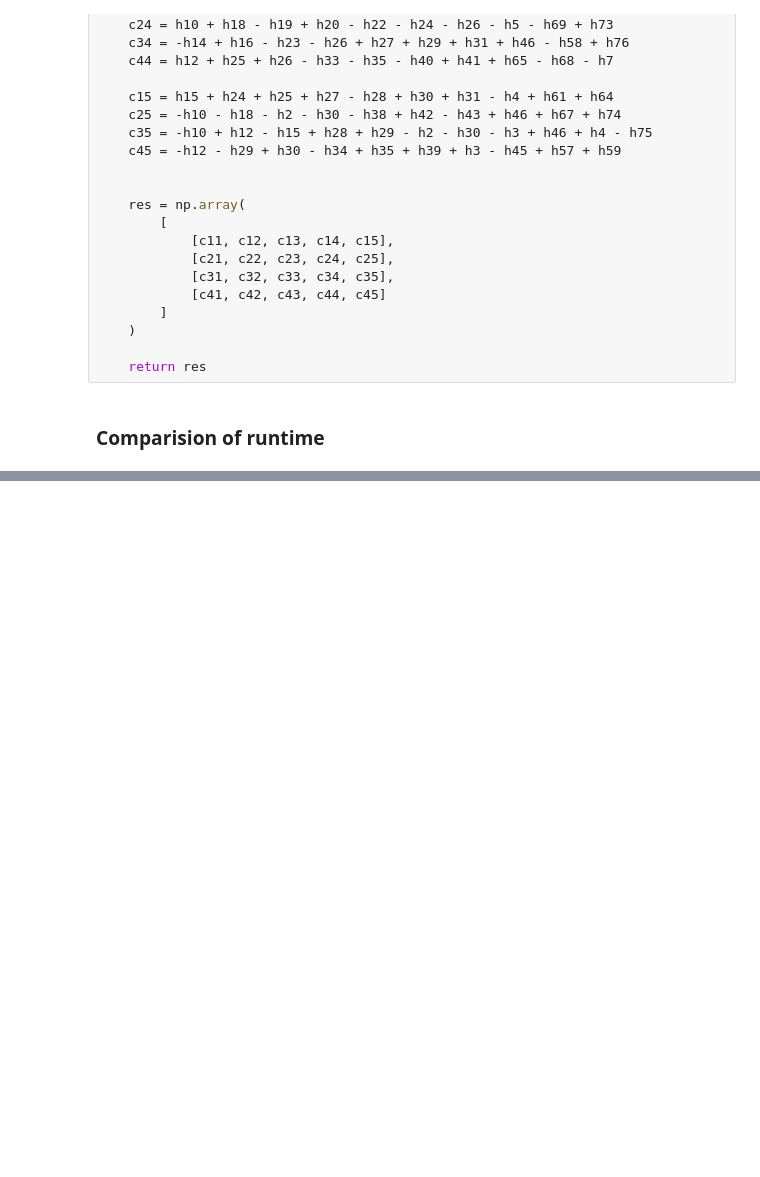
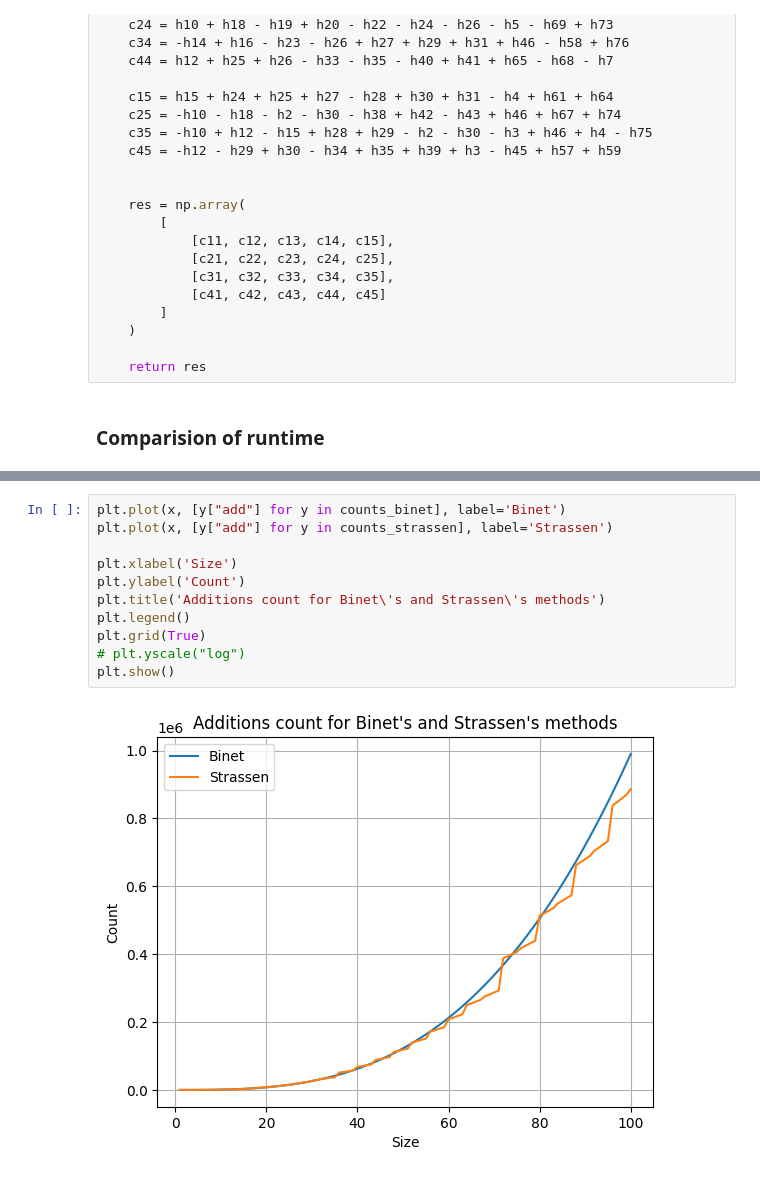
Before and after one commit to rbabski/AGH-Matrix-Algorithms, a Jupyter notebook: lab1/lab1.ipynb, the cells around one changed output, grey strips where cells are left out. Saved outputs shown, nothing was run; the diff lists cells and outputs as text; blank space fills up the shorter version.

```diff
--- a/lab1/lab1.ipynb
+++ b/lab1/lab1.ipynb
@@ -346,0 +441,13 @@ for n in range(1, 25):
+# %%
+plt.plot(x, [y["add"] for y in counts_binet], label='Binet')
+plt.plot(x, [y["add"] for y in counts_strassen], label='Strassen')
+
+plt.xlabel('Size')
+plt.ylabel('Count')
+plt.title('Additions count for Binet\'s and Strassen\'s methods')
+plt.legend()
+plt.grid(True)
+# plt.yscale("log")
+plt.show()
+# %% [output]
+[figure, added]
```
Also changed, not shown: parts of 11 cells of this notebook.
